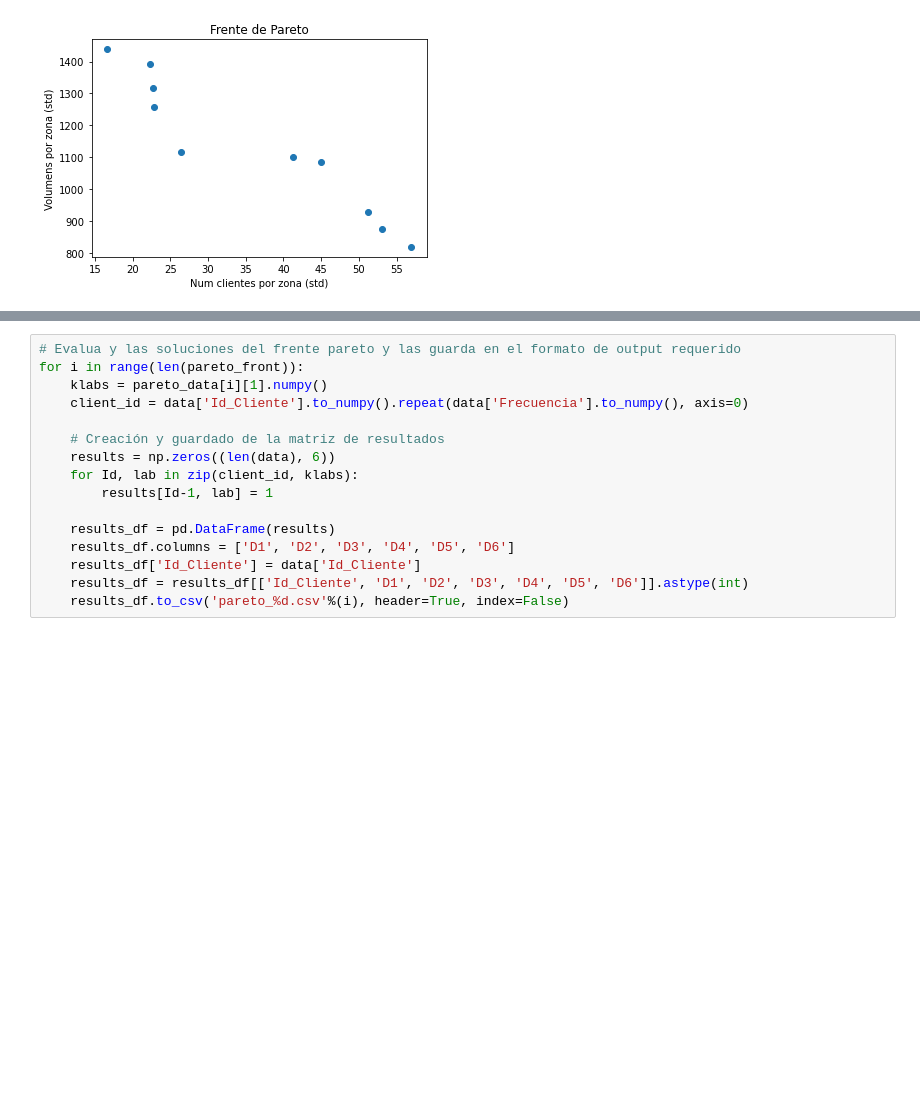
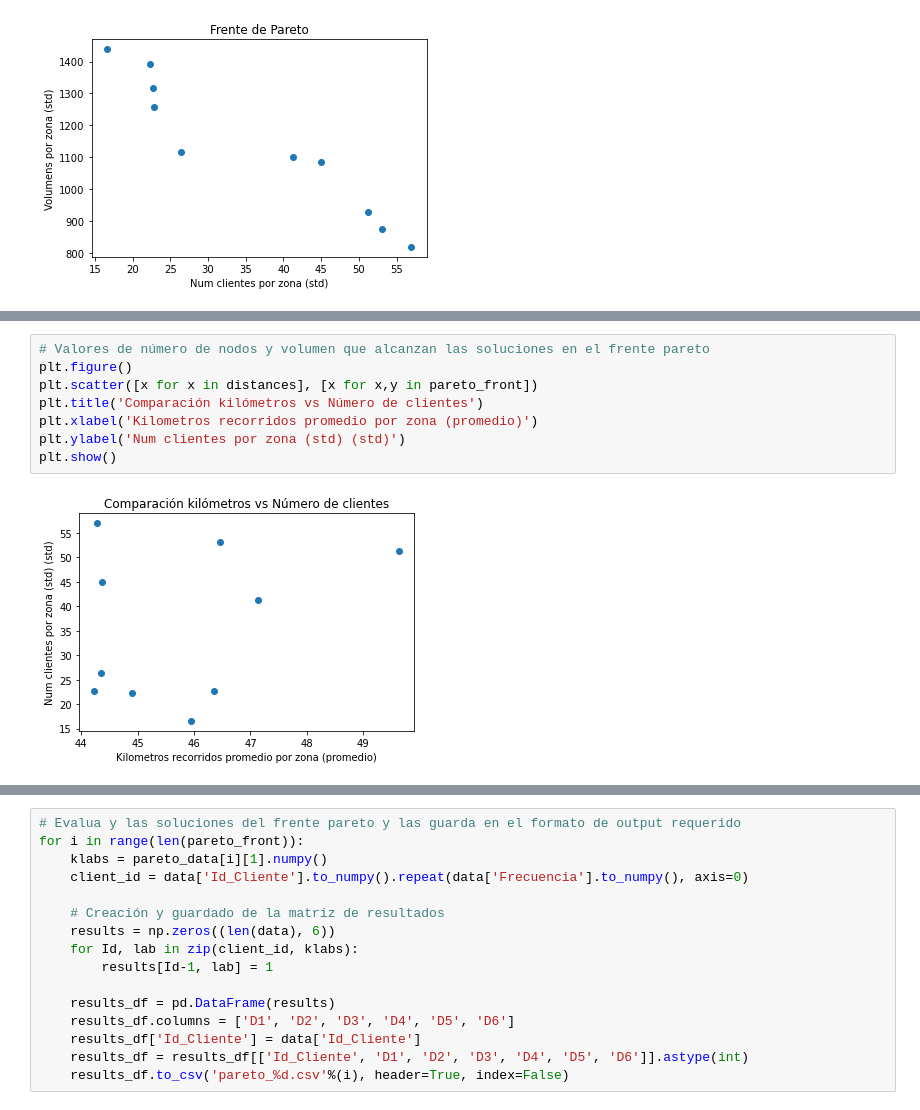
Before and after one commit to lpardosixtos/BDC2020MX, a Jupyter notebook: Solución Principal/Pareto-Kmedias.ipynb, the cells around one changed output, grey strips where cells are left out. Drawn from its saved outputs; the diff is of its cells as text; blank space fills up the shorter version.

```diff
--- a/Solución Principal/Pareto-Kmedias.ipynb
+++ b/Solución Principal/Pareto-Kmedias.ipynb
@@ -202,0 +237,10 @@ plt.show()
+# %%
+# Valores de número de nodos y volumen que alcanzan las soluciones en el frente pareto
+plt.figure()
+plt.scatter([x for x in distances], [x for x,y in pareto_front])
+plt.title('Comparación kilómetros vs Número de clientes')
+plt.xlabel('Kilometros recorridos promedio por zona (promedio)')
+plt.ylabel('Num clientes por zona (std) (std)')
+plt.show()
+# %% [output]
+[figure, added]
```
Also changed, not shown: parts of 8 cells of this notebook.
